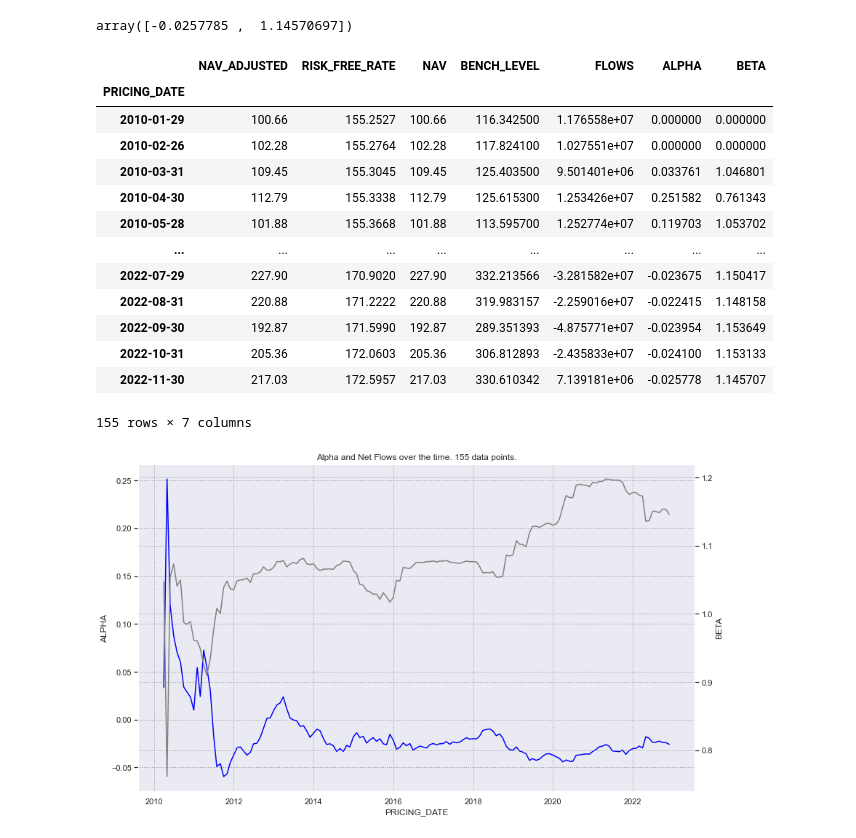
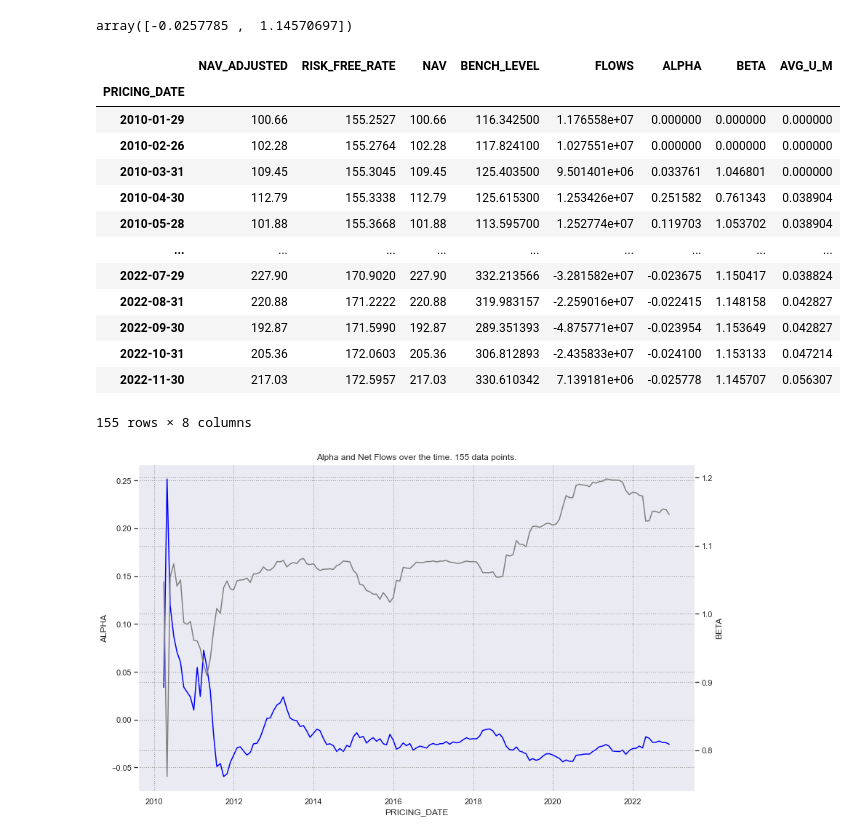
Before and after one commit to resquator/ts-flows-predictor, a Jupyter notebook: explore_data.ipynb, the cells around one changed output. Drawn from its saved outputs; the diff is of its cells as text; code cells hidden in the pictures.

```diff
--- a/explore_data.ipynb
+++ b/explore_data.ipynb
@@ -151,49 +151,58 @@ emp.alpha_beta_aligned(nav_returns, ind_returns, rfr_returns, period='monthly')
 # %% [output]
 array([-0.0257785 ,  1.14570697])
 # %%
+def add_statistics_colum(df,col_name,stat, ep):
+    s=pd.DataFrame(stat, index=stat.keys()).T[ep]
+    s=pd.DataFrame(s)
+    s.columns = [col_name]
+    df[col_name]=s[col_name].values
+    return df[col_name].values
+
 alpha = {}
 beta = {}
+avgumonth = {}
 for i in df.index.tolist():
 
     end_period = str(i)[:10]
-    p=df[:str(i)[:7]]
+    start=f'{int(str(i)[:4])-1}-{str(i)[:7][-2:]}'
+    p=df[start:str(i)[:7]]
 
     nav_returns = ffn.core.to_returns(df[:str(i)[:7]].NAV)
     ind_returns = ffn.core.to_returns(df[:str(i)[:7]].BENCH_LEVEL)
     rfr_returns = ffn.core.to_returns(df[:str(i)[:7]].RISK_FREE_RATE)
     a_b = emp.alpha_beta_aligned(nav_returns, ind_returns, rfr_returns, period='monthly')
     alpha[end_period]=a_b[0]
     beta[end_period]=a_b[1]
 
+    ps=ffn.core.PerformanceStats(p['NAV'])
+    avgumonth[end_period]=ps.avg_up_month
+
     #print(f'{str(i)[:7]} nb. periods={p.shape[0]}')
 
-s=pd.DataFrame(alpha, index=alpha.keys()).T[end_period]
-s=pd.DataFrame(s)
-s.columns = ['ALPHA']
-df['ALPHA']=s.ALPHA.values
 
-s=pd.DataFrame(beta, index=beta.keys()).T[end_period]
-s=pd.DataFrame(s)
-s.columns = ['BETA']
-df['BETA']=s.BETA.values
+
+df['ALPHA'] = add_statistics_colum(df,'ALPHA',alpha,end_period)
+df['BETA'] = add_statistics_colum(df,'BETA',beta,end_period)
+df['AVG_U_M'] = add_statistics_colum(df,'AVG_U_M',avgumonth,end_period)
+
 
 
 df.fillna(0)
 # %% [output]
-|  | NAV_ADJUSTED | RISK_FREE_RATE | NAV | BENCH_LEVEL | FLOWS | ALPHA | BETA |
-| PRICING_DATE |  |  |  |  |  |  |  |
-| 2010-01-29 | 100.66 | 155.2527 | 100.66 | 116.342500 | 1.176558e+07 | 0.000000 | 0.000000 |
-| 2010-02-26 | 102.28 | 155.2764 | 102.28 | 117.824100 | 1.027551e+07 | 0.000000 | 0.000000 |
-| 2010-03-31 | 109.45 | 155.3045 | 109.45 | 125.403500 | 9.501401e+06 | 0.033761 | 1.046801 |
-| 2010-04-30 | 112.79 | 155.3338 | 112.79 | 125.615300 | 1.253426e+07 | 0.251582 | 0.761343 |
-| 2010-05-28 | 101.88 | 155.3668 | 101.88 | 113.595700 | 1.252774e+07 | 0.119703 | 1.053702 |
-| ... | ... | ... | ... | ... | ... | ... | ... |
-| 2022-07-29 | 227.90 | 170.9020 | 227.90 | 332.213566 | -3.281582e+07 | -0.023675 | 1.150417 |
-| 2022-08-31 | 220.88 | 171.2222 | 220.88 | 319.983157 | -2.259016e+07 | -0.022415 | 1.148158 |
-| 2022-09-30 | 192.87 | 171.5990 | 192.87 | 289.351393 | -4.875771e+07 | -0.023954 | 1.153649 |
-| 2022-10-31 | 205.36 | 172.0603 | 205.36 | 306.812893 | -2.435833e+07 | -0.024100 | 1.153133 |
-| 2022-11-30 | 217.03 | 172.5957 | 217.03 | 330.610342 | 7.139181e+06 | -0.025778 | 1.145707 |
+|  | NAV_ADJUSTED | RISK_FREE_RATE | NAV | BENCH_LEVEL | FLOWS | ALPHA | BETA | AVG_U_M |
+| PRICING_DATE |  |  |  |  |  |  |  |  |
+| 2010-01-29 | 100.66 | 155.2527 | 100.66 | 116.342500 | 1.176558e+07 | 0.000000 | 0.000000 | 0.000000 |
+| 2010-02-26 | 102.28 | 155.2764 | 102.28 | 117.824100 | 1.027551e+07 | 0.000000 | 0.000000 | 0.000000 |
+| 2010-03-31 | 109.45 | 155.3045 | 109.45 | 125.403500 | 9.501401e+06 | 0.033761 | 1.046801 | 0.000000 |
+| 2010-04-30 | 112.79 | 155.3338 | 112.79 | 125.615300 | 1.253426e+07 | 0.251582 | 0.761343 | 0.038904 |
+| 2010-05-28 | 101.88 | 155.3668 | 101.88 | 113.595700 | 1.252774e+07 | 0.119703 | 1.053702 | 0.038904 |
+| ... | ... | ... | ... | ... | ... | ... | ... | ... |
+| 2022-07-29 | 227.90 | 170.9020 | 227.90 | 332.213566 | -3.281582e+07 | -0.023675 | 1.150417 | 0.038824 |
+| 2022-08-31 | 220.88 | 171.2222 | 220.88 | 319.983157 | -2.259016e+07 | -0.022415 | 1.148158 | 0.042827 |
+| 2022-09-30 | 192.87 | 171.5990 | 192.87 | 289.351393 | -4.875771e+07 | -0.023954 | 1.153649 | 0.042827 |
+| 2022-10-31 | 205.36 | 172.0603 | 205.36 | 306.812893 | -2.435833e+07 | -0.024100 | 1.153133 | 0.047214 |
+| 2022-11-30 | 217.03 | 172.5957 | 217.03 | 330.610342 | 7.139181e+06 | -0.025778 | 1.145707 | 0.056307 |
-155 rows × 7 columns
+155 rows × 8 columns
 # %%
 # plot the flows and the Alpha
 
```
Also changed, not shown: parts of 4 cells of this notebook.
